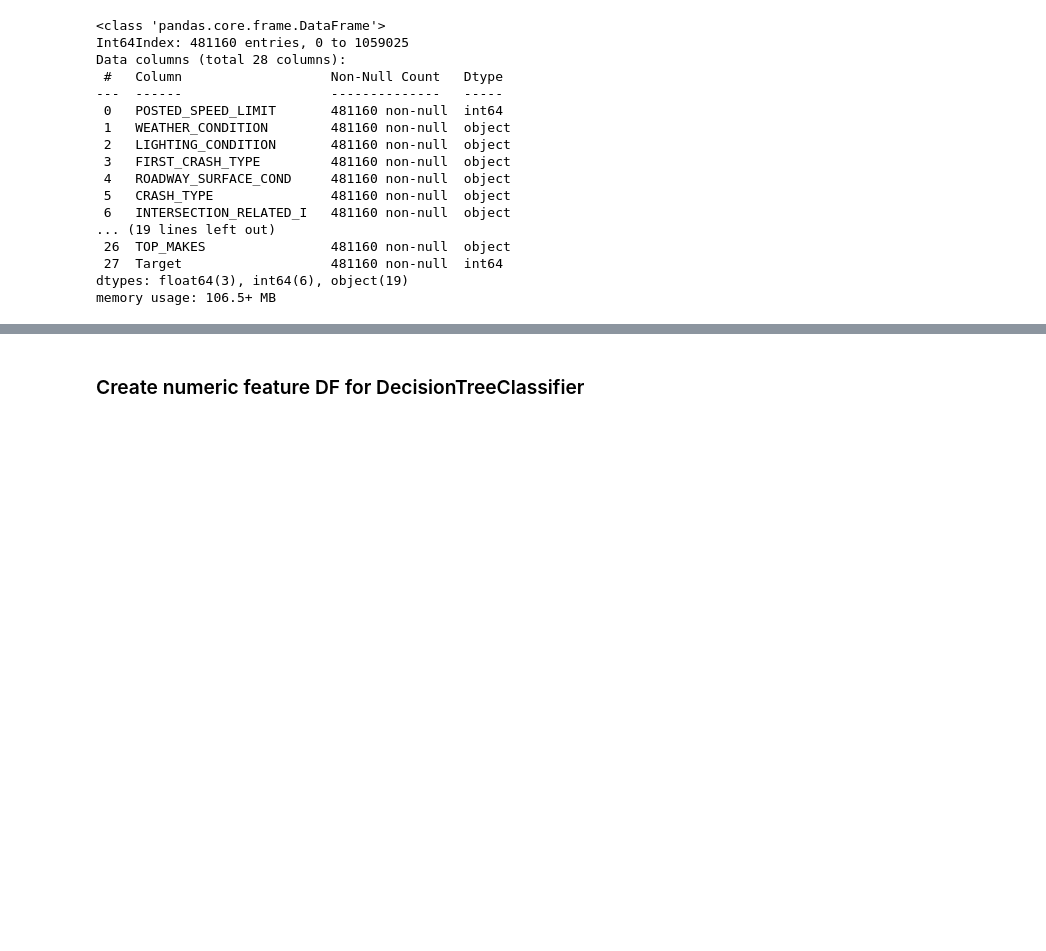
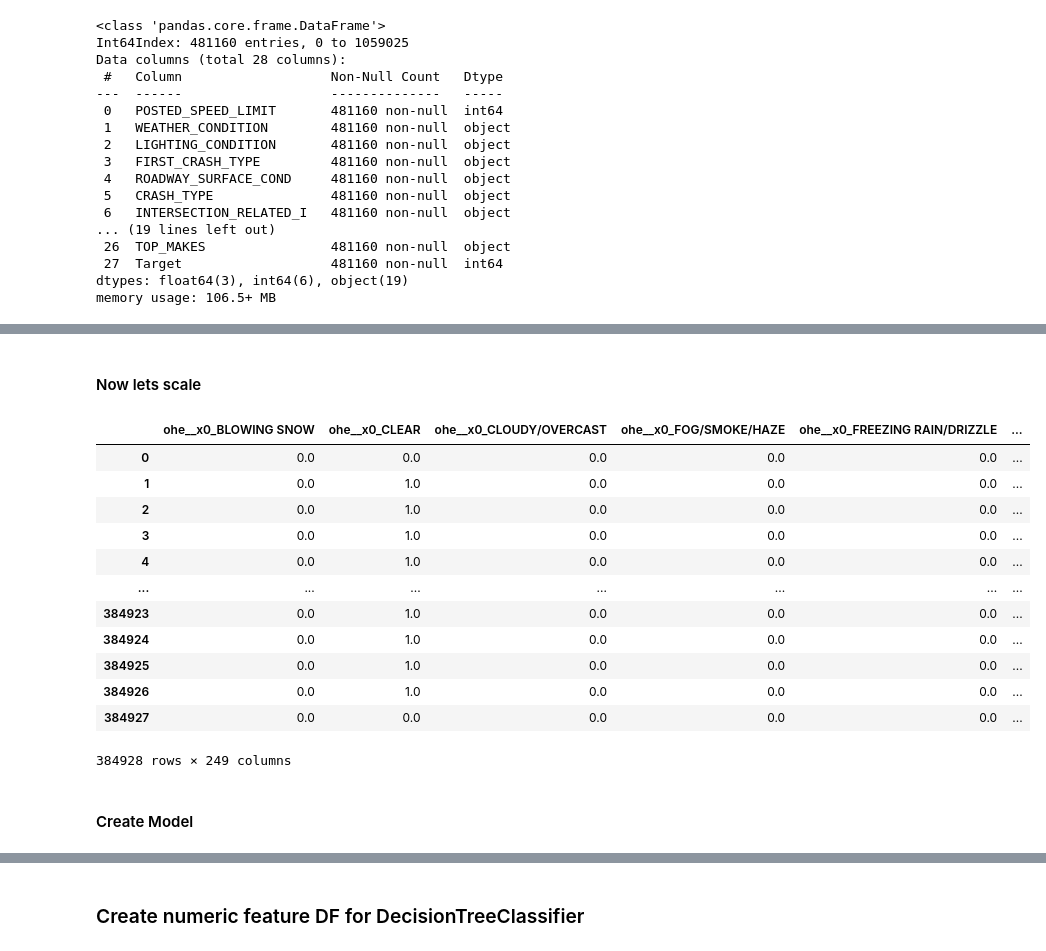
Before and after one commit to Jbruemmer/Auto_Insurance_Fraud_Project, a Jupyter notebook: Working_notebook_3.ipynb, the cells around one changed output, grey strips where cells are left out. Drawn from its saved outputs; the diff is of its cells as text; code cells hidden in the pictures; blank space fills up the shorter version.

```diff
--- a/Working_notebook_3.ipynb
+++ b/Working_notebook_3.ipynb
@@ -263,3 +309,12 @@ Data columns (total 28 columns):
  27  Target                   481160 non-null  int64
 dtypes: float64(3), int64(6), object(19)
 memory usage: 106.5+ MB
+# %%
+X = cpc_df.drop(columns='Target')
+y = cpc_df["Target"]
+
+X_train, X_test, y_train, y_test = train_test_split(X, y,test_size=0.2, random_state=42)
+# %%
+#get categorical columns
+cat_cols = [c for c in cpc_df.columns if cpc_df[c].dtype == "O"]
+cat_cols
@@ -265,0 +341,17 @@ memory usage: 106.5+ MB
+# %%
+from sklearn.compose import ColumnTransformer
+
+#create encoder object - to help convert cat. variables to new columns
+encoder = OneHotEncoder(handle_unknown = 'error',
+                       drop = 'first',
+                       categories='auto', sparse=False)
+
+#create columntransformer object - to help merge transformed columns
+#with the rest of the dataset
+
+ct = ColumnTransformer(transformers=[('ohe', encoder, cat_cols)],
+                      remainder='drop')
+
+ct.fit(X_train)
+X_train_enc = ct.transform(X_train)
+X_test_enc = ct.transform(X_test)
@@ -265,0 +384,32 @@ memory usage: 106.5+ MB
+# %% [markdown]
+#### Now lets scale
+# %%
+#import sclaer
+from sklearn.preprocessing import StandardScaler
+#instantiate our scalar
+scaler = StandardScaler()
+
+#train on train data
+scaler.fit(X_train_enc)
+
+#transform both train and test data
+X_train_scaled = scaler.transform(X_train_enc)
+X_test_scaled = scaler.transform(X_test_enc)
+# %%
+pd.DataFrame(X_train_enc, columns=ct.get_feature_names())
+# %% [output]
+|  | ohe__x0_BLOWING SNOW | ohe__x0_CLEAR | ohe__x0_CLOUDY/OVERCAST | ohe__x0_FOG/SMOKE/HAZE | ohe__x0_FREEZING RAIN/DRIZZLE | ... |
+| 0 | 0.0 | 0.0 | 0.0 | 0.0 | 0.0 | ... |
+| 1 | 0.0 | 1.0 | 0.0 | 0.0 | 0.0 | ... |
+| 2 | 0.0 | 1.0 | 0.0 | 0.0 | 0.0 | ... |
+| 3 | 0.0 | 1.0 | 0.0 | 0.0 | 0.0 | ... |
+| 4 | 0.0 | 1.0 | 0.0 | 0.0 | 0.0 | ... |
+| ... | ... | ... | ... | ... | ... | ... |
+| 384923 | 0.0 | 1.0 | 0.0 | 0.0 | 0.0 | ... |
+| 384924 | 0.0 | 1.0 | 0.0 | 0.0 | 0.0 | ... |
+| 384925 | 0.0 | 1.0 | 0.0 | 0.0 | 0.0 | ... |
+| 384926 | 0.0 | 1.0 | 0.0 | 0.0 | 0.0 | ... |
+| 384927 | 0.0 | 0.0 | 0.0 | 0.0 | 0.0 | ... |
+384928 rows × 249 columns
+# %% [markdown]
+#### Create Model
```
Also changed, not shown: parts of 36 cells of this notebook.
